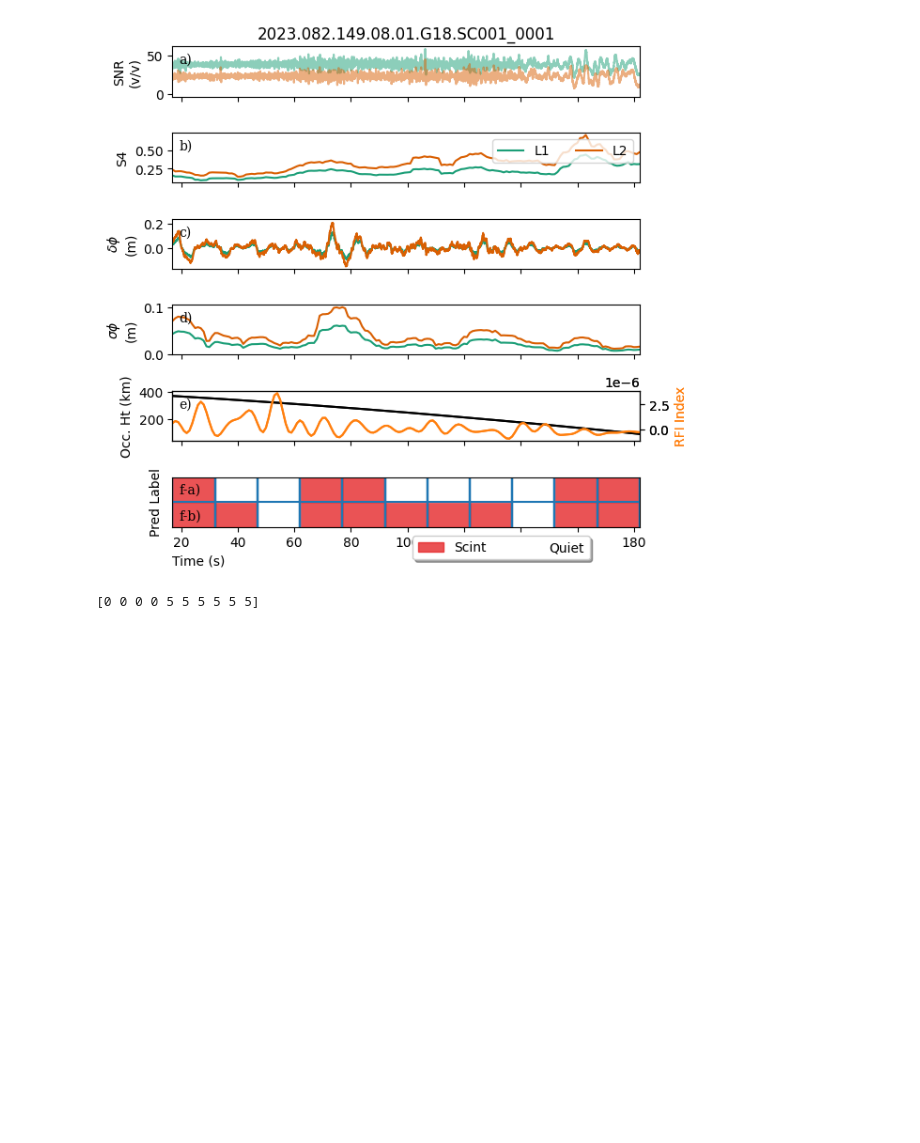
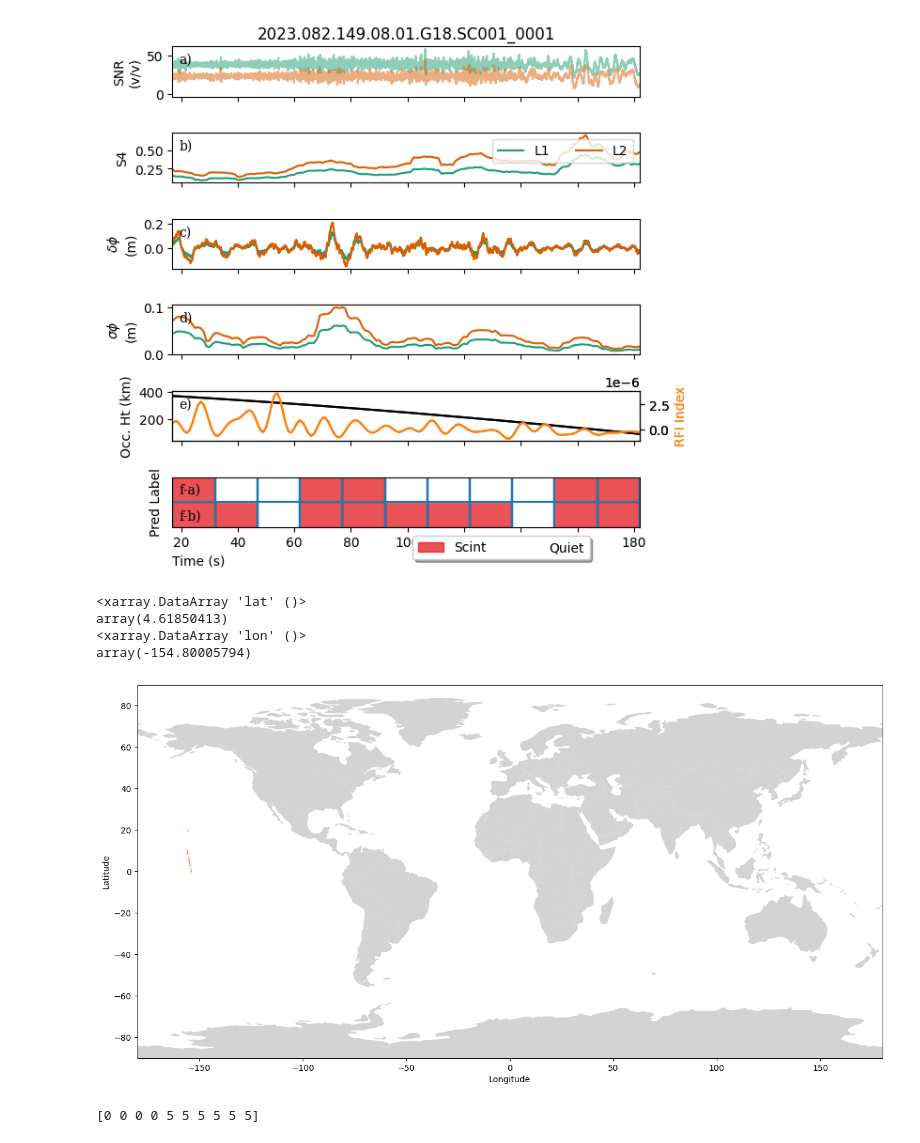
Before and after one commit to timdittmann/leo-ml, a Jupyter notebook: notebooks/navigation_2024_manuscript.ipynb, the cells around one changed output. Cells and saved outputs as stored; diff of their text form; code cells hidden in the pictures; blank space fills up the shorter version.

```diff
--- a/notebooks/navigation_2024_manuscript.ipynb
+++ b/notebooks/navigation_2024_manuscript.ipynb
@@ -658,15 +661,32 @@ if plot_f:
 [figure]
 # %% [markdown]
 ## 6. Examples of model performance
+# %%
+from joblib import dump, load
+version='10'
+ml_model=load( '../models/%s_xgb-model.joblib' %version)
+plot_f=False
 # %%
 
-
-
 sample='2023.082.149.08.01.G18.SC001_0001' #phase and ampli
-lv1, lv2, y_pred, y_true, fs_dict = sample_2_DFandXy(sample, ml_model)
+# Can change this to your own path if using bringing new data
+lv1b_path, lv2_path = lv1b_lv2_sense_path(sample)
+lv1, lv2, y_pred, y_true, fs_dict = sample_2_DFandXy(sample, ml_model, lv1b_path, lv2_path)
 plot_leo_ml_multi(sample, lv1, lv2, y_pred, y_true, fs_dict['time'], LABELS, plot_f=plot_f)
 # %% [output]
 [0 0 0 1 0 0 0 0 0 1 0 0]
 [figure]
+# %%
+print(lv2.lat.mean())
+print(lv2.lon.mean())
+# %% [output]
+<xarray.DataArray 'lat' ()>
+array(4.61850413)
+<xarray.DataArray 'lon' ()>
+array(-154.80005794)
+# %%
+map_fs(lons=fs_dict['lon_m'], lats=fs_dict['lat_m'], y_pred=y_pred)
+# %% [output]
+[figure, added]
 # %%
 sample = '2022.321.135.22.01.G24.SC001_0001' #rfi and scint
```
Also changed, not shown: parts of 13 cells of this notebook, 2 other files.
